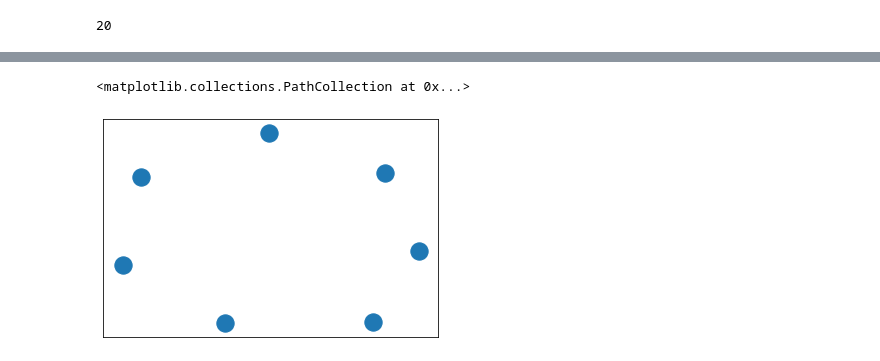
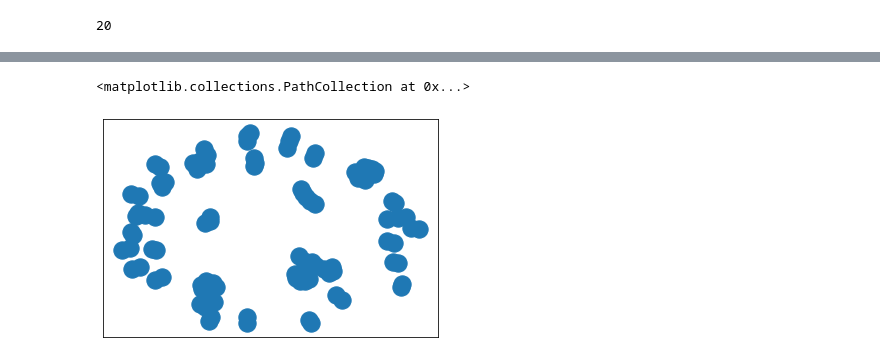
Before and after one commit to ravi-gopalan/DAND_Data_Wrangling, a Jupyter notebook: post_training_processing.ipynb, the cells around one changed output, grey strips where cells are left out. Saved outputs shown, nothing was run; the diff lists cells and outputs as text; code cells hidden in the pictures.

```diff
--- a/post_training_processing.ipynb
+++ b/post_training_processing.ipynb
@@ -895,0 +950,5 @@ get_relation(eval_new_df['text'][5])
+# %%
+eval_new_df['user_remapped'] = eval_new_df['user'].map(user_map_dict)
+eval_new_df['dish_remapped'] = eval_new_df['dish'].map(dish_map_dict)
+eval_new_df['rest_remapped'] = eval_new_df['restaurant'].map(rest_map_dict)
+eval_new_df.head()
@@ -908,0 +965,3 @@ G
+# %%
+df_graph_anal = eval_new_df[['user_remapped','dish_remapped','rest_remapped','overall','entities']]
+df_graph_anal.head()
@@ -908,0 +975,3 @@ G
+# %%
+df_graph_exploded = df_graph_anal.explode('entities').reset_index(drop=True)
+df_graph_exploded.head(10)
@@ -908,0 +1091,2 @@ G
+# %%
+H=nx.from_pandas_edgelist(df_graph_exploded.query('entities == "mushrooms"'),'user','dish',edge_attr=True)
@@ -909,5 +1097,5 @@ G
 # %%
-nx.draw_networkx_nodes(G,nx.spring_layout(G), with_labels=True)
+nx.draw_networkx_nodes(H,nx.spring_layout(H), with_labels=True)
 # %% [output]
 <matplotlib.collections.PathCollection at 0x...>
-[figure, old version]
+[figure, new version]
```
Also changed, not shown: parts of 49 cells of this notebook.
